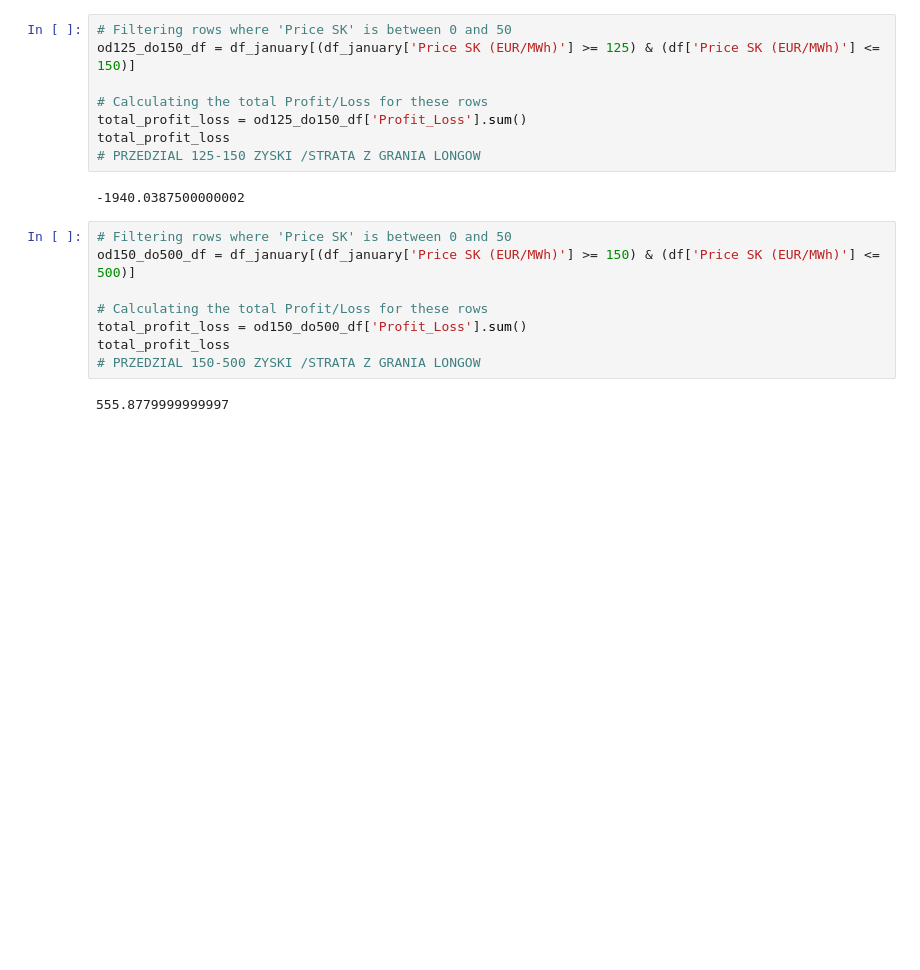
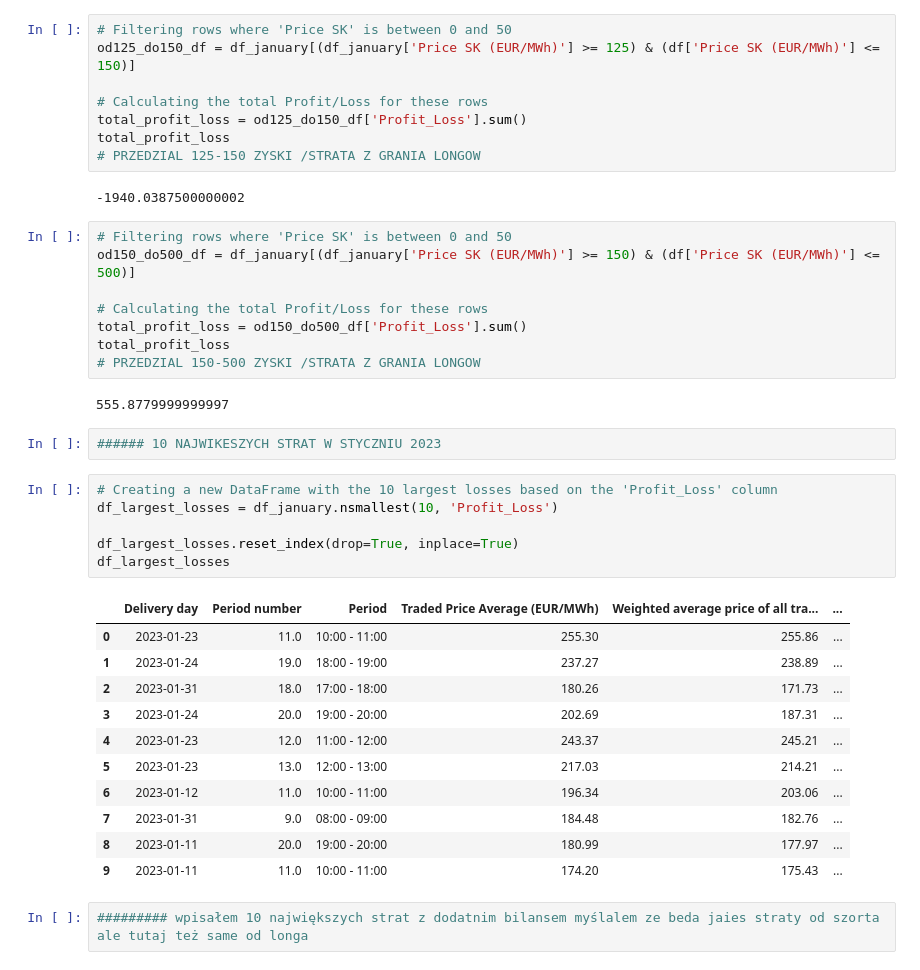
Before and after one commit to tomektom10/dataScienceBootCamp, a Jupyter notebook: ENERGIA_anal_szczegolowe.ipynb, the cells around one changed output. Drawn from its saved outputs; the diff is of its cells as text; blank space fills up the shorter version.

```diff
--- a/ENERGIA_anal_szczegolowe.ipynb
+++ b/ENERGIA_anal_szczegolowe.ipynb
@@ -118,3 +118,25 @@ total_profit_loss
 # PRZEDZIAL 150-500 ZYSKI /STRATA Z GRANIA LONGOW
 # %% [output]
 555.8779999999997
+# %%
+###### 10 NAJWIKESZYCH STRAT W STYCZNIU 2023
+# %%
+# Creating a new DataFrame with the 10 largest losses based on the 'Profit_Loss' column
+df_largest_losses = df_january.nsmallest(10, 'Profit_Loss')
+
+df_largest_losses.reset_index(drop=True, inplace=True)
+df_largest_losses
+# %% [output]
+|  | Delivery day | Period number | Period | Traded Price Average (EUR/MWh) | Weighted average price of all tra... | ... |
+| 0 | 2023-01-23 | 11.0 | 10:00 - 11:00 | 255.30 | 255.86 | ... |
+| 1 | 2023-01-24 | 19.0 | 18:00 - 19:00 | 237.27 | 238.89 | ... |
+| 2 | 2023-01-31 | 18.0 | 17:00 - 18:00 | 180.26 | 171.73 | ... |
+| 3 | 2023-01-24 | 20.0 | 19:00 - 20:00 | 202.69 | 187.31 | ... |
+| 4 | 2023-01-23 | 12.0 | 11:00 - 12:00 | 243.37 | 245.21 | ... |
+| 5 | 2023-01-23 | 13.0 | 12:00 - 13:00 | 217.03 | 214.21 | ... |
+| 6 | 2023-01-12 | 11.0 | 10:00 - 11:00 | 196.34 | 203.06 | ... |
+| 7 | 2023-01-31 | 9.0 | 08:00 - 09:00 | 184.48 | 182.76 | ... |
+| 8 | 2023-01-11 | 20.0 | 19:00 - 20:00 | 180.99 | 177.97 | ... |
+| 9 | 2023-01-11 | 11.0 | 10:00 - 11:00 | 174.20 | 175.43 | ... |
+# %%
+######### wpisałem 10 największych strat z dodatnim bilansem myślalem ze beda jaies straty od szorta ale tutaj też same od longa
```
Also changed, not shown: parts of 5 cells of this notebook.
